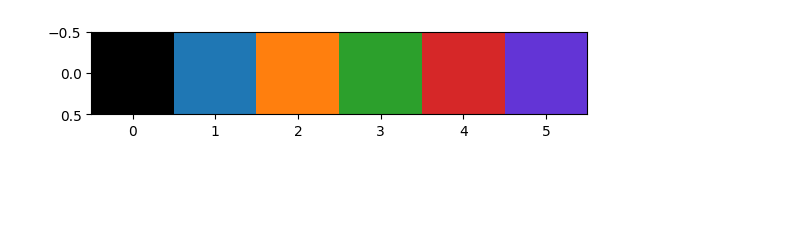
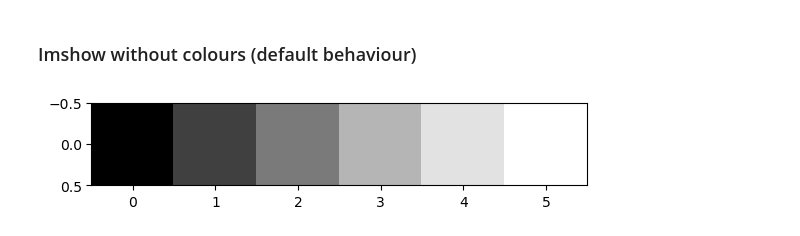
Before and after one commit to clEsperanto/pyclesperanto, a Jupyter notebook: demos/basics/colors.ipynb, the cells around one changed output. Cells and saved outputs as stored; diff of their text form; code cells hidden in the pictures; blank space fills up the shorter version.

```diff
--- a/demos/basics/colors.ipynb
+++ b/demos/basics/colors.ipynb
@@ -6,7 +11,9 @@ import matplotlib.pyplot as plt
 import numpy as np
 # %%
 image = np.asarray([[0,1,2,3,4,5]])
+# %% [markdown]
+### Imshow without colours (default behaviour)
 # %%
-cle.imshow(image, labels=True)
+cle.imshow(image, labels=False)
 # %% [output]
-[figure, old version]
+[figure, new version]
```
Also changed, not shown: parts of 5 cells of this notebook, 15 other files.
